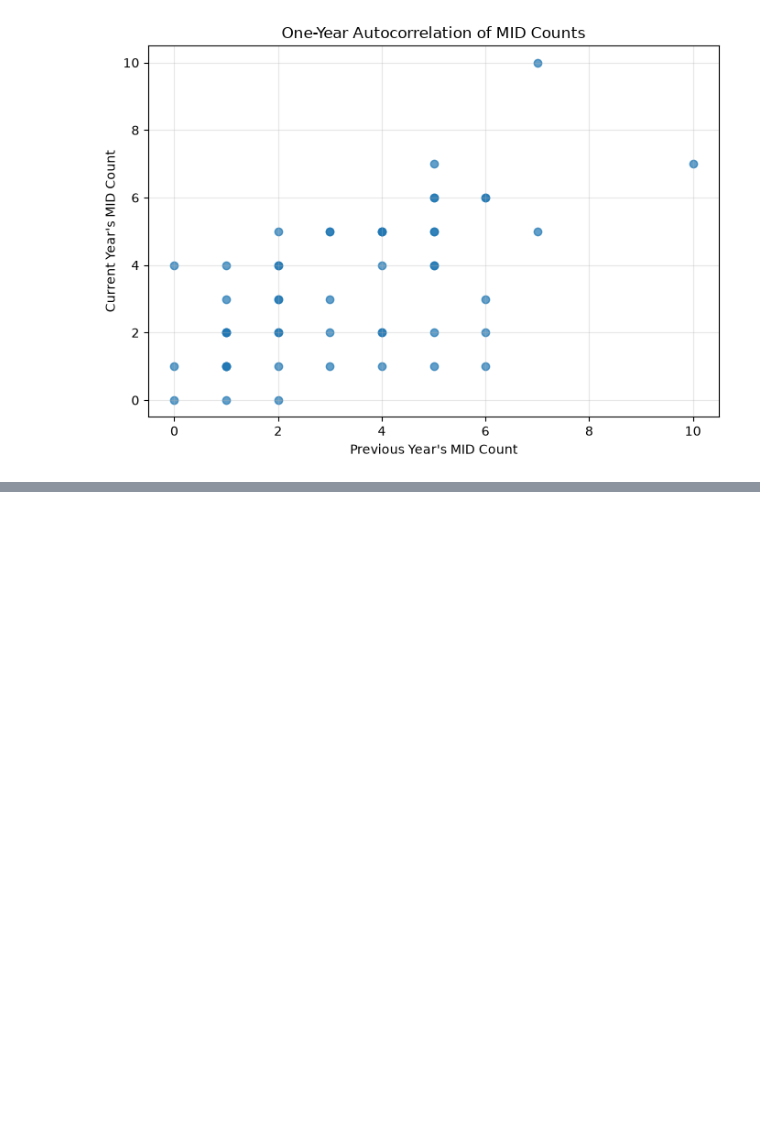
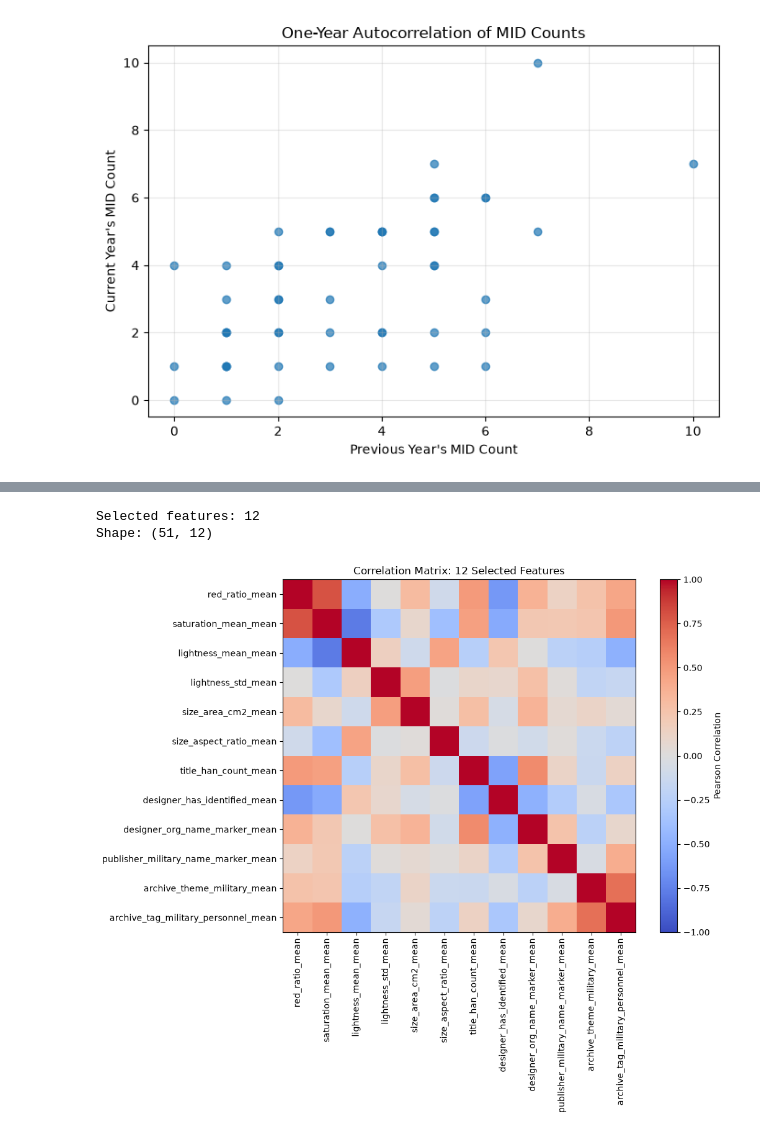
Before and after one commit to Kaidi-Zhu-DS/Posters, a Jupyter notebook: src/notebooks/training_eda.ipynb, the cells around one changed output, grey strips where cells are left out. Saved outputs shown, nothing was run; the diff lists cells and outputs as text; code cells hidden in the pictures; blank space fills up the shorter version.

```diff
--- a/src/notebooks/training_eda.ipynb
+++ b/src/notebooks/training_eda.ipynb
@@ -293,0 +460,54 @@ plt.show()
+# %%
+selected_features = [
+    # Visual features
+    "red_ratio_mean",
+    "saturation_mean_mean",
+    "lightness_mean_mean",
+    "lightness_std_mean",
+    "size_area_cm2_mean",
+    "size_aspect_ratio_mean",
+
+    # Basic metadata and name markers
+    "title_han_count_mean",
+    "designer_has_identified_mean",
+    "designer_org_name_marker_mean",
+    "publisher_military_name_marker_mean",
+
+    # Retrospective archive features
+    "archive_theme_military_mean",
+    "archive_tag_military_personnel_mean"
+]
+
+X_selected = df[selected_features].copy()
+
+print("Selected features:", len(selected_features))
+print("Shape:", X_selected.shape)
+# %% [output]
+Selected features: 12
+Shape: (51, 12)
+# %%
+corr_selected = X_selected.corr()
+
+fig, ax = plt.subplots(figsize=(11, 9))
+
+im = ax.imshow(
+    corr_selected,
+    cmap="coolwarm",
+    vmin=-1,
+    vmax=1
+)
+
+ax.set_xticks(range(len(selected_features)))
+ax.set_yticks(range(len(selected_features)))
+
+ax.set_xticklabels(selected_features, rotation=90)
+ax.set_yticklabels(selected_features)
+
+fig.colorbar(im, ax=ax, label="Pearson Correlation")
+
+ax.set_title("Correlation Matrix: 12 Selected Features")
+
+plt.tight_layout()
+plt.show()
+# %% [output]
+[figure, added]
```
Also changed, not shown: parts of 21 cells of this notebook.
